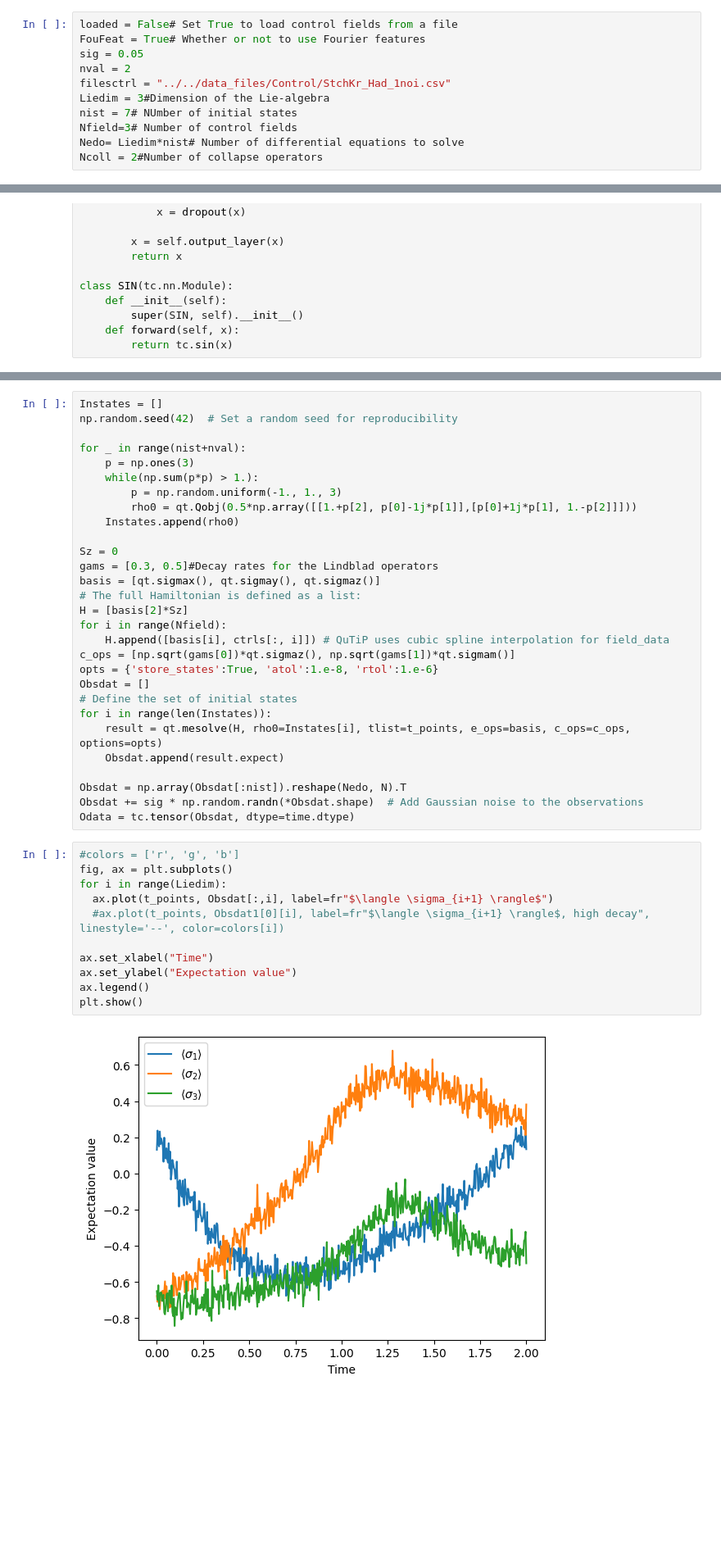
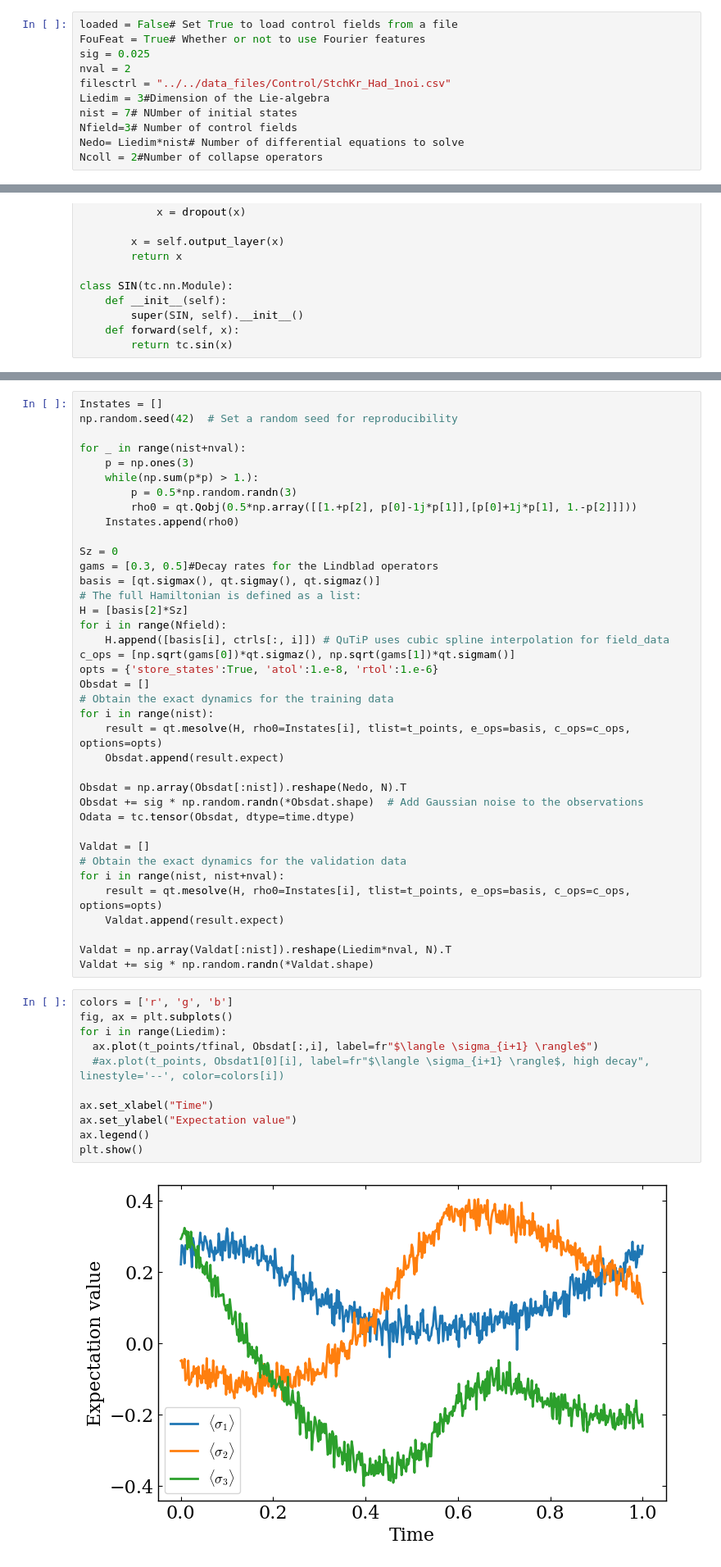
Before and after one commit to martinjimenez388/my-first-proyect, a Jupyter notebook: Examples/PINN_one_qubit_3stage_reconstruction.ipynb, the cells around one changed output, grey strips where cells are left out. Shown at 82% size. Drawn from its saved outputs; the diff is of its cells as text; blank space fills up the shorter version.

```diff
--- a/Examples/PINN_one_qubit_3stage_reconstruction.ipynb
+++ b/Examples/PINN_one_qubit_3stage_reconstruction.ipynb
@@ -29,7 +60,7 @@ Threads set to: 10
 # %%
 loaded = False# Set True to load control fields from a file
 FouFeat = True# Whether or not to use Fourier features
-sig = 0.05
+sig = 0.025
 nval = 2
 filesctrl = "../../data_files/Control/StchKr_Had_1noi.csv"
 Liedim = 3#Dimension of the Lie-algebra
@@ -226,7 +234,7 @@ np.random.seed(42)  # Set a random seed for reproducibility
 for _ in range(nist+nval):
     p = np.ones(3)
     while(np.sum(p*p) > 1.):
-        p = np.random.uniform(-1., 1., 3)
+        p = 0.5*np.random.randn(3)
         rho0 = qt.Qobj(0.5*np.array([[1.+p[2], p[0]-1j*p[1]],[p[0]+1j*p[1], 1.-p[2]]]))
     Instates.append(rho0)
 
@@ -240,27 +248,36 @@ for i in range(Nfield):
 c_ops = [np.sqrt(gams[0])*qt.sigmaz(), np.sqrt(gams[1])*qt.sigmam()]
 opts = {'store_states':True, 'atol':1.e-8, 'rtol':1.e-6}
 Obsdat = []
-# Define the set of initial states
-for i in range(len(Instates)):
+# Obtain the exact dynamics for the training data
+for i in range(nist):
     result = qt.mesolve(H, rho0=Instates[i], tlist=t_points, e_ops=basis, c_ops=c_ops, options=opts)
     Obsdat.append(result.expect)
 
 Obsdat = np.array(Obsdat[:nist]).reshape(Nedo, N).T
 Obsdat += sig * np.random.randn(*Obsdat.shape)  # Add Gaussian noise to the observations
 Odata = tc.tensor(Obsdat, dtype=time.dtype)
+
+Valdat = []
+# Obtain the exact dynamics for the validation data
+for i in range(nist, nist+nval):
+    result = qt.mesolve(H, rho0=Instates[i], tlist=t_points, e_ops=basis, c_ops=c_ops, options=opts)
+    Valdat.append(result.expect)
+
+Valdat = np.array(Valdat[:nist]).reshape(Liedim*nval, N).T
+Valdat += sig * np.random.randn(*Valdat.shape)
 # %%
-#colors = ['r', 'g', 'b']
+colors = ['r', 'g', 'b']
 fig, ax = plt.subplots()
 for i in range(Liedim):
-  ax.plot(t_points, Obsdat[:,i], label=fr"$\langle \sigma_{i+1} \rangle$")
+  ax.plot(t_points/tfinal, Obsdat[:,i], label=fr"$\langle \sigma_{i+1} \rangle$")
   #ax.plot(t_points, Obsdat1[0][i], label=fr"$\langle \sigma_{i+1} \rangle$, high decay", linestyle='--', color=colors[i])
 
 ax.set_xlabel("Time")
 ax.set_ylabel("Expectation value")
 ax.legend()
 plt.show()
 # %% [output]
-[figure, old version]
+[figure, new version]
 # %%
 commcoeff = tc.zeros(Liedim, Liedim, Liedim, dtype=time.dtype)
 
```
Also changed, not shown: parts of 17 cells of this notebook, 1 other file.
